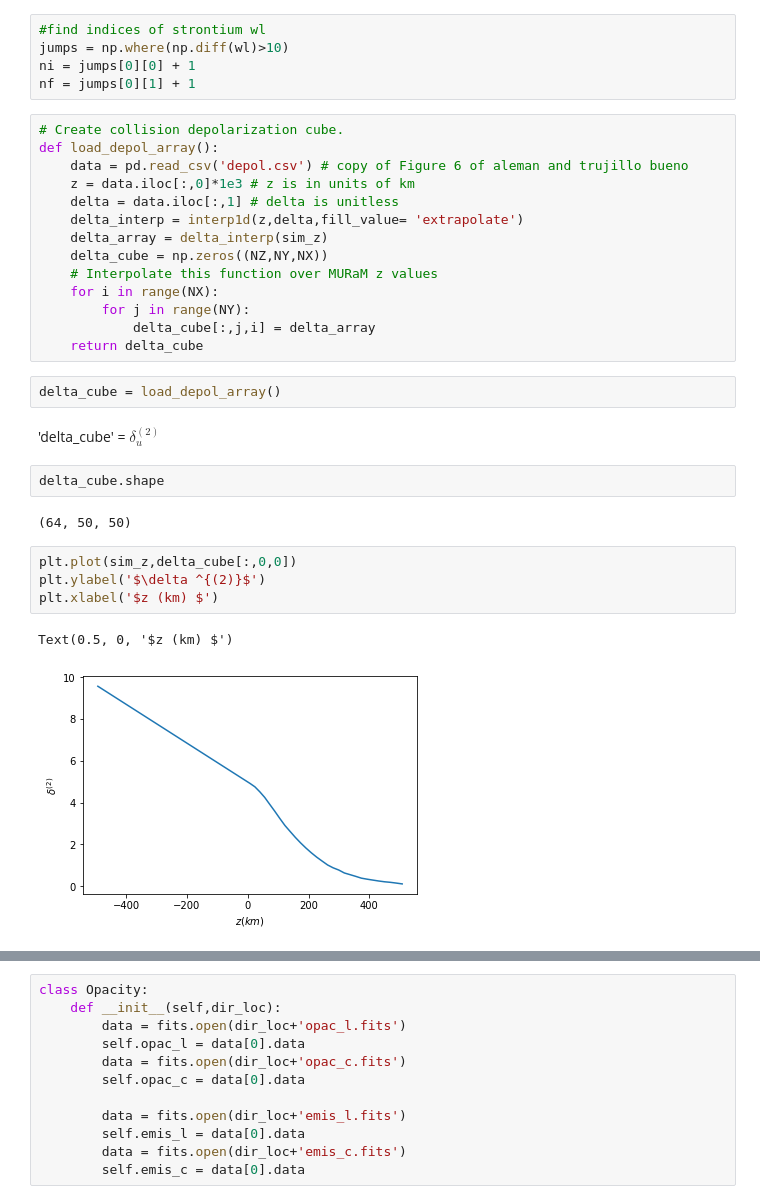
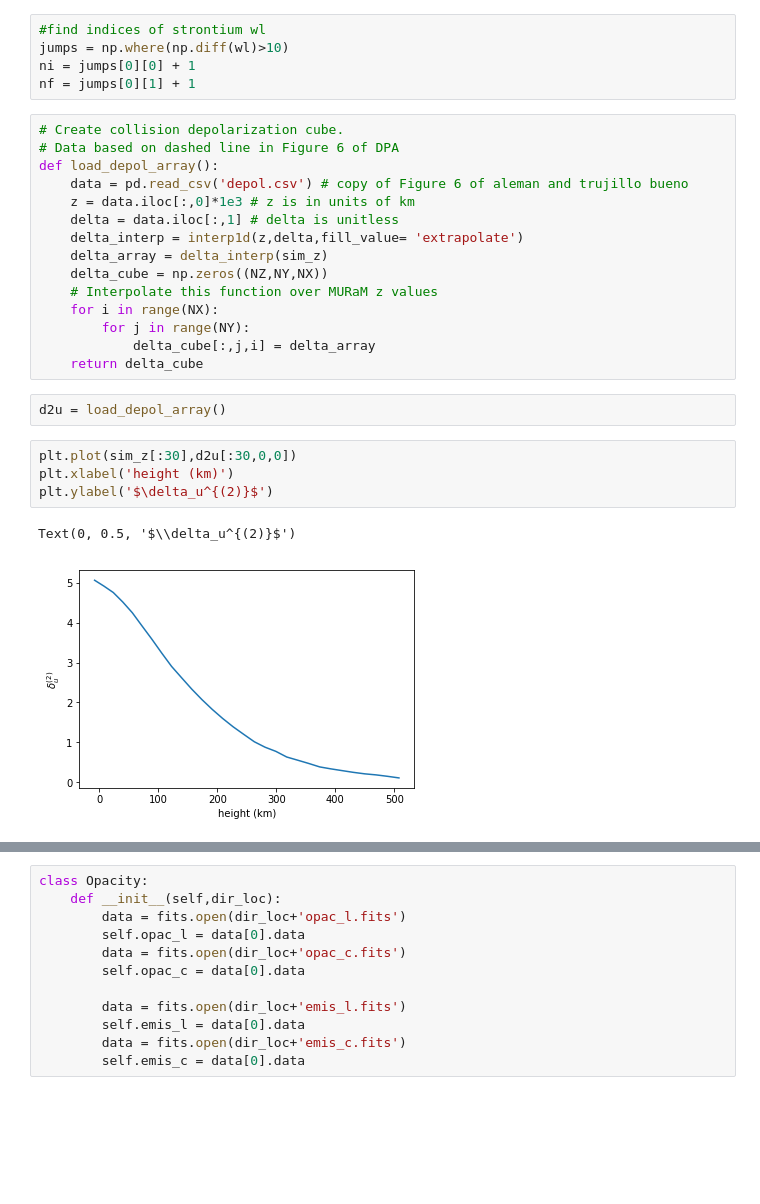
Before and after one commit to neerajkulk/reconstruct_hanle, a Jupyter notebook: notebooks/spol_synthesize.ipynb, the cells around one changed output, grey strips where cells are left out. Saved outputs shown, nothing was run; the diff lists cells and outputs as text; blank space fills up the shorter version.

Commit message:
wrote better code and make some plots

```diff
--- a/notebooks/spol_synthesize.ipynb
+++ b/notebooks/spol_synthesize.ipynb
@@ -20,6 +26,7 @@ ni = jumps[0][0] + 1
 nf = jumps[0][1] + 1
 # %%
 # Create collision depolarization cube.
+# Data based on dashed line in Figure 6 of DPA
 def load_depol_array():
     data = pd.read_csv('depol.csv') # copy of Figure 6 of aleman and trujillo bueno
     z = data.iloc[:,0]*1e3 # z is in units of km
@@ -33,18 +40,12 @@ def load_depol_array():
             delta_cube[:,j,i] = delta_array
     return delta_cube
 # %%
-delta_cube = load_depol_array()
+d2u = load_depol_array()
-# %% [markdown]
-'delta_cube' = $\delta_u^{(2)}$
-# %%
-delta_cube.shape
-# %% [output]
-(64, 50, 50)
 # %%
-plt.plot(sim_z,delta_cube[:,0,0])
-plt.ylabel('$\delta ^{(2)}$')
-plt.xlabel('$z (km) $')
+plt.plot(sim_z[:30],d2u[:30,0,0])
+plt.xlabel('height (km)')
+plt.ylabel('$\delta_u^{(2)}$')
 # %% [output]
-Text(0.5, 0, '$z (km) $')
+Text(0, 0.5, '$\\delta_u^{(2)}$')
-[figure, old version]
+[figure, new version]
 # %%
```
Also changed, not shown: parts of 50 cells of this notebook.
